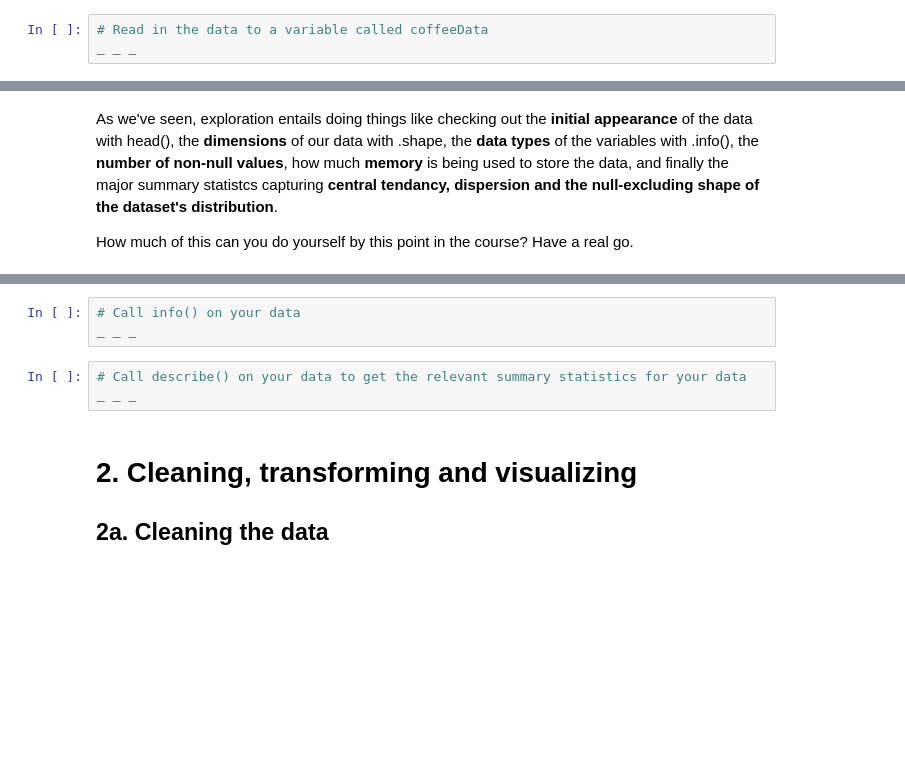
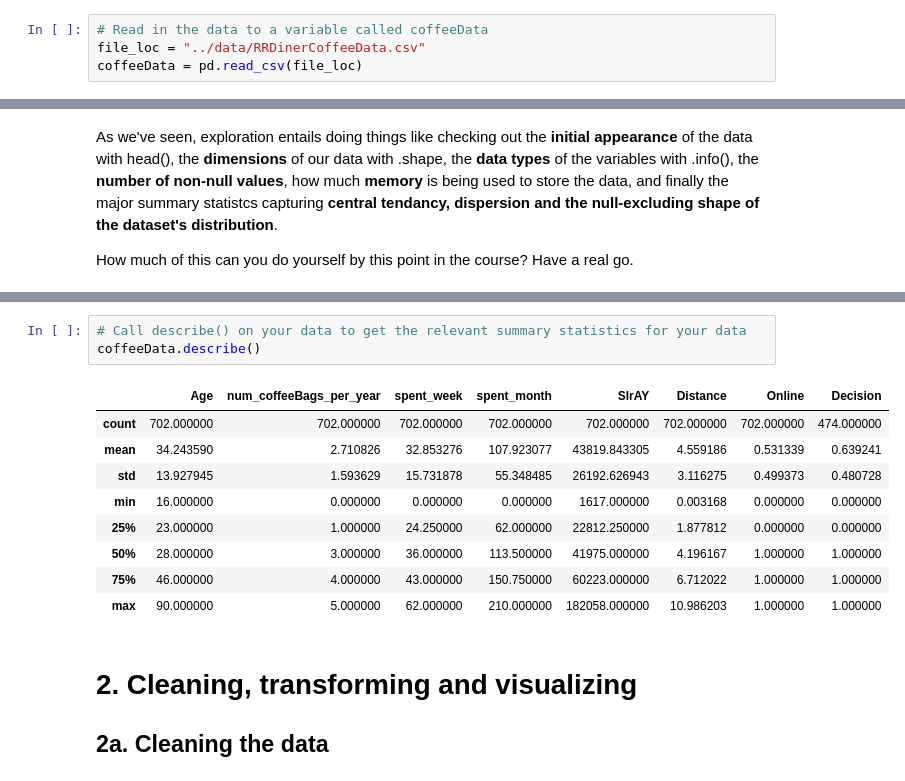
Before and after one commit to rcepedaraza/specialy-coffe-case-study, a Jupyter notebook: notebooks/Decision Tree Specialty Coffee Case Study.ipynb, the cells around one changed output, grey strips where cells are left out. Cells and saved outputs as stored; diff of their text form; blank space fills up the shorter version.

```diff
--- a/notebooks/Decision Tree Specialty Coffee Case Study.ipynb
+++ b/notebooks/Decision Tree Specialty Coffee Case Study.ipynb
@@ -88,7 +87,8 @@ import pydotplus
 ## 1b. Load data
 # %%
 # Read in the data to a variable called coffeeData
-_ _ _
+file_loc = "../data/RRDinerCoffeeData.csv"
+coffeeData = pd.read_csv(file_loc)
 # %% [markdown]
 ## 1c. Explore the data
 # %% [markdown]
@@ -104,9 +135,16 @@ _ _ _
-# %%
-# Call info() on your data
-_ _ _
 # %%
 # Call describe() on your data to get the relevant summary statistics for your data
-_ _ _
+coffeeData.describe()
+# %% [output]
+|  | Age | num_coffeeBags_per_year | spent_week | spent_month | SlrAY | Distance | Online | Decision |
+| count | 702.000000 | 702.000000 | 702.000000 | 702.000000 | 702.000000 | 702.000000 | 702.000000 | 474.000000 |
+| mean | 34.243590 | 2.710826 | 32.853276 | 107.923077 | 43819.843305 | 4.559186 | 0.531339 | 0.639241 |
+| std | 13.927945 | 1.593629 | 15.731878 | 55.348485 | 26192.626943 | 3.116275 | 0.499373 | 0.480728 |
+| min | 16.000000 | 0.000000 | 0.000000 | 0.000000 | 1617.000000 | 0.003168 | 0.000000 | 0.000000 |
+| 25% | 23.000000 | 1.000000 | 24.250000 | 62.000000 | 22812.250000 | 1.877812 | 0.000000 | 0.000000 |
+| 50% | 28.000000 | 3.000000 | 36.000000 | 113.500000 | 41975.000000 | 4.196167 | 1.000000 | 1.000000 |
+| 75% | 46.000000 | 4.000000 | 43.000000 | 150.750000 | 60223.000000 | 6.712022 | 1.000000 | 1.000000 |
+| max | 90.000000 | 5.000000 | 62.000000 | 210.000000 | 182058.000000 | 10.986203 | 1.000000 | 1.000000 |
 # %% [markdown]
 # 2. Cleaning, transforming and visualizing
 ## 2a. Cleaning the data
```
Also changed, not shown: parts of 5 cells of this notebook.
